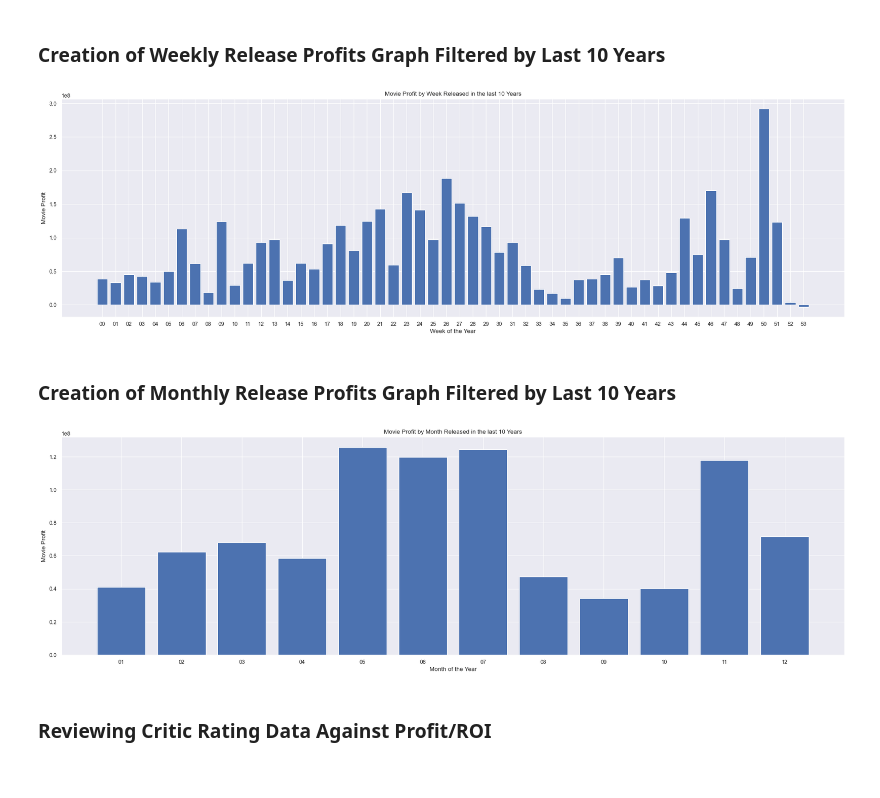
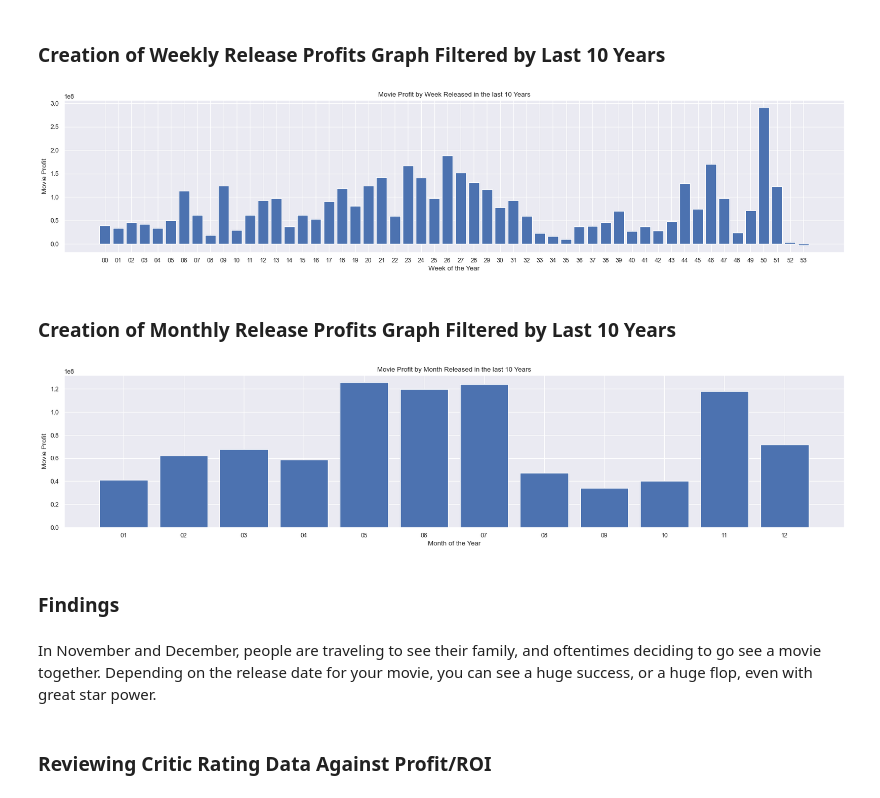
Before and after one commit to JordanMang/phase_1_id10t_team, a Jupyter notebook: primary_notebook.ipynb, the cells around one changed output. Saved outputs shown, nothing was run; the diff lists cells and outputs as text; code cells hidden in the pictures.

```diff
--- a/primary_notebook.ipynb
+++ b/primary_notebook.ipynb
@@ -666,0 +651,23 @@ actors
+# %%
+sns.set(style="whitegrid")
+
+sns.color_palette("rocket")
+
+sns.set(rc = {'figure.figsize':(25,5)})
+
+g = sns.barplot(x='average_profit', y='director_name', data=directing_df.head(5))
+
+plt.ticklabel_format(axis='x', style='plain')
+plt.title('Top 5 Directors in Highest Grossing Movies', fontsize=50)
+plt.xlabel('Average Profit Per Movie', fontsize=30)
+plt.ylabel('Directors', fontsize=30)
+plt.xticks(fontsize=20)
+plt.yticks(fontsize=20)
+
+ticks_loc = g.get_xticks().tolist()
+#g.xaxis.set_major_locator(mticker.FixedLocator(ticks_loc))
+
+#g.set_xticklabels([label_format.format(x) for x in ticks_loc])
+
+xlabels = ['{:,.0f}'.format(x) + ' MM' for x in g.get_xticks()/1000000]
+g.set_xticklabels(xlabels);
@@ -748,0 +848,19 @@ ax.barh(width=x, y=y);
+# %%
+sns.set(style="whitegrid")
+
+sns.color_palette("rocket")
+
+sns.set(rc = {'figure.figsize':(25,5)})
+
+g = sns.barplot(x='average_profit', y='actor_name', data=acting_df.head(5))
+
+plt.title('Top 5 Actors in Highest Grossing Movies', fontsize=50)
+plt.xlabel('Average Profit Per Movie', fontsize=30)
+plt.ylabel('Actors', fontsize=30)
+plt.xticks(fontsize=20)
+plt.yticks(fontsize=20)
+
+plt.ticklabel_format(axis='x', style='plain')
+
+xlabels = ['{:,.0f}'.format(x) + ' MM' for x in g.get_xticks()/1000000]
+g.set_xticklabels(xlabels);
@@ -936,25 +1060,29 @@ tnmovies_pandas_monthly_10_years
 # %% [markdown]
 ### Creation of Weekly Release Profits Graph Filtered by Last 10 Years
 # %%
-plt.figure(figsize=(28, 8), dpi=80)
+plt.figure(figsize=(25, 5), dpi=80)
 movie_realease_by_week_10_year = plt.bar(x = tnmovies_pandas_weekly_10_years['release_week'], height = tnmovies_pandas_weekly_10_years['Average_Profit_Weekly'])
 plt.title('Movie Profit by Week Released in the last 10 Years')
 plt.xlabel('Week of the Year')
 plt.ylabel('Movie Profit')
 plt.show();
 # %% [output]
-[figure, old version]
+[figure, new version]
 # %% [markdown]
 ### Creation of Monthly Release Profits Graph Filtered by Last 10 Years
 # %%
-plt.figure(figsize=(28, 8), dpi=80)
+plt.figure(figsize=(25, 5), dpi=80)
 movie_realease_by_month_10_year = plt.bar(x = tnmovies_pandas_monthly_10_years['release_month'], height = tnmovies_pandas_monthly_10_years['Average_Profit_Monthly'])
 plt.title('Movie Profit by Month Released in the last 10 Years')
 plt.xlabel('Month of the Year')
 plt.ylabel('Movie Profit')
 plt.show();
 # %% [output]
-[figure, old version]
+[figure, new version]
+# %% [markdown]
+### Findings
+# %% [markdown]
+In November and December, people are traveling to see their family, and oftentimes deciding to go see a movie together. Depending on the release date for your movie, you can see a huge success, or a huge flop, even with great star power.
 # %% [markdown]
 ### Reviewing Critic Rating Data Against Profit/ROI
 # %%
```
Also changed, not shown: parts of 98 cells of this notebook, 1 other file.
